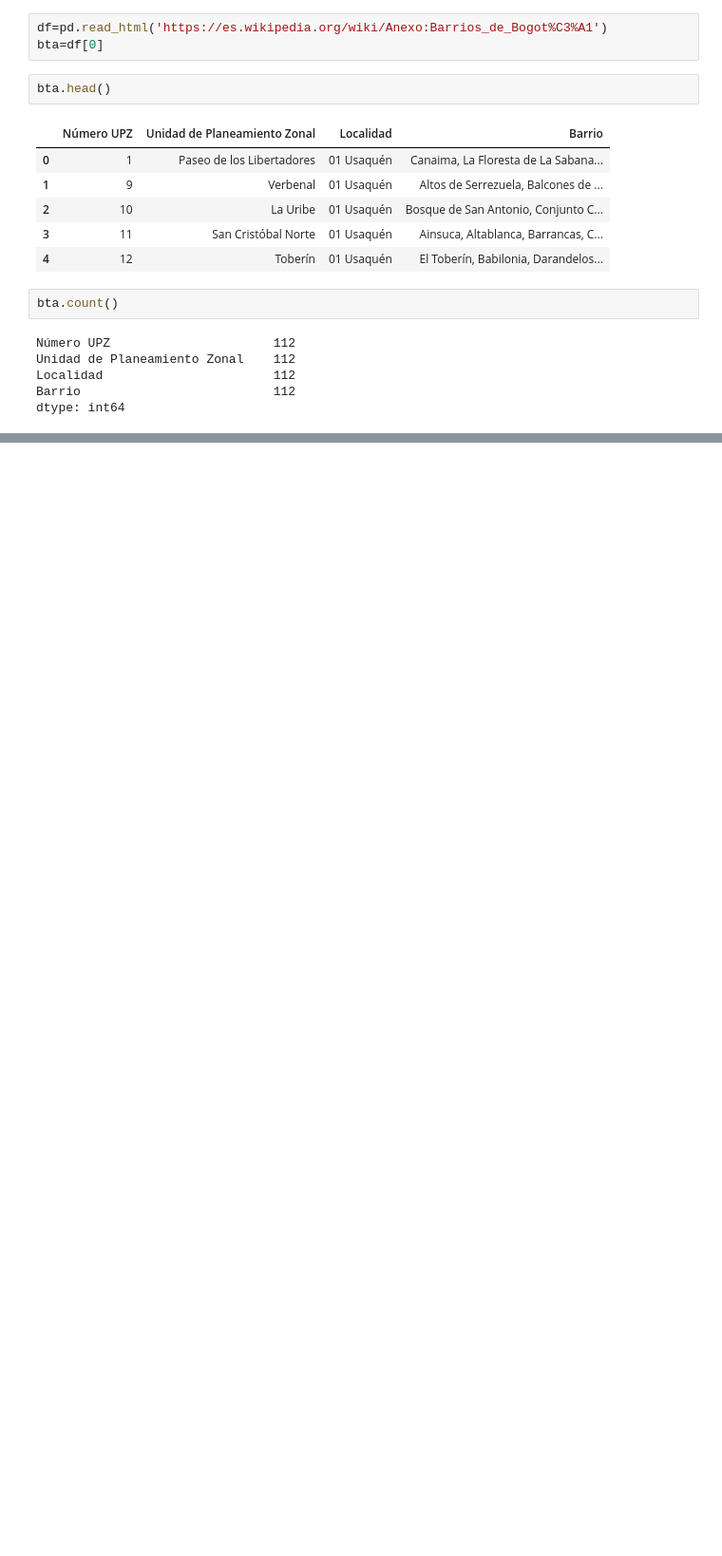
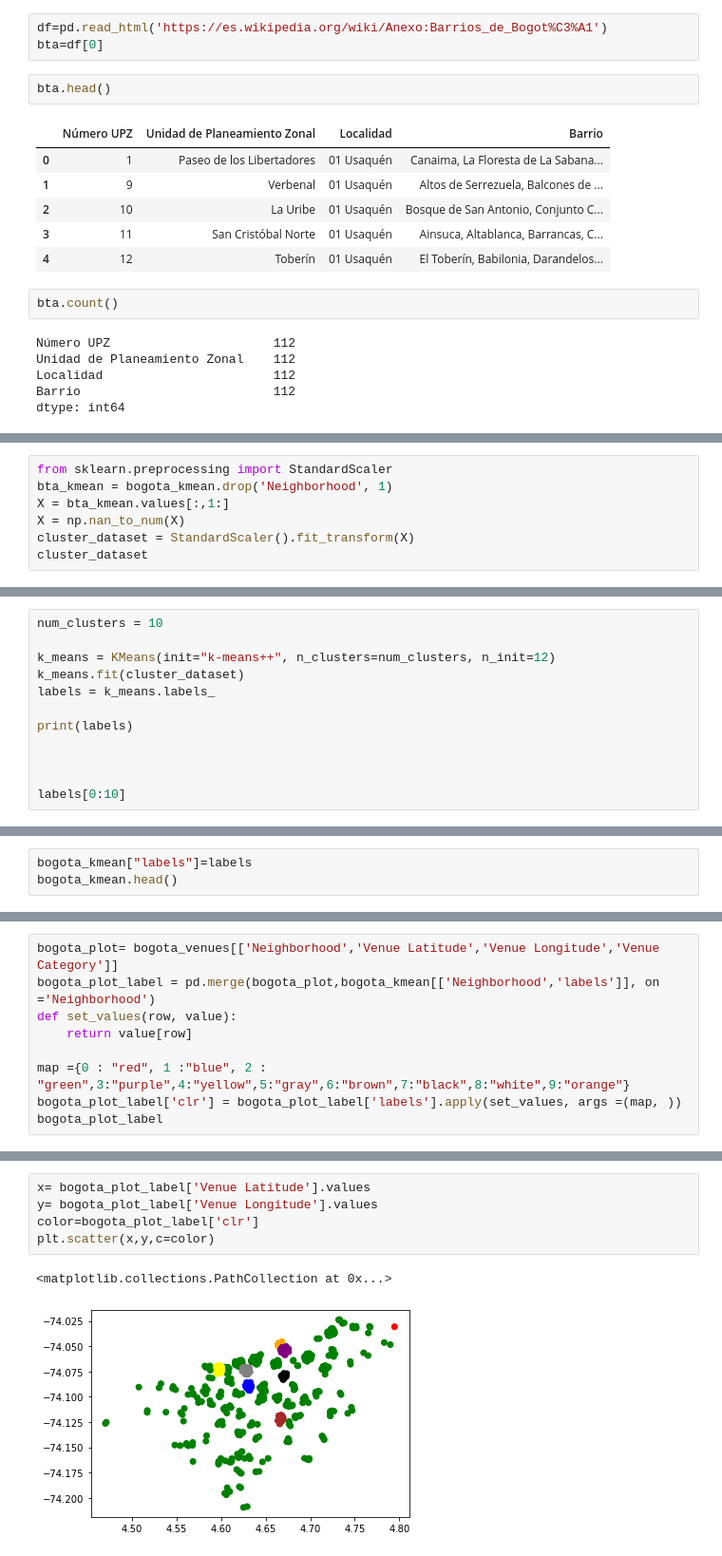
Before and after one commit to johhanrz/Coursera_Capstone, a Jupyter notebook: Neighborhoods in Bogota/Bogota_gym_centers.ipynb, the cells around one changed output, grey strips where cells are left out. Shown at 95% size. Cells and saved outputs as stored; diff of their text form; blank space fills up the shorter version.

```diff
--- a/Neighborhoods in Bogota/Bogota_gym_centers.ipynb
+++ b/Neighborhoods in Bogota/Bogota_gym_centers.ipynb
@@ -29,0 +494,7 @@ dtype: int64
+# %%
+from sklearn.preprocessing import StandardScaler
+bta_kmean = bogota_kmean.drop('Neighborhood', 1)
+X = bta_kmean.values[:,1:]
+X = np.nan_to_num(X)
+cluster_dataset = StandardScaler().fit_transform(X)
+cluster_dataset
@@ -29,0 +515,12 @@ dtype: int64
+# %%
+num_clusters = 10
+
+k_means = KMeans(init="k-means++", n_clusters=num_clusters, n_init=12)
+k_means.fit(cluster_dataset)
+labels = k_means.labels_
+
+print(labels)
+
+
+
+labels[0:10]
@@ -29,0 +532,3 @@ dtype: int64
+# %%
+bogota_kmean["labels"]=labels
+bogota_kmean.head()
@@ -29,0 +559,9 @@ dtype: int64
+# %%
+bogota_plot= bogota_venues[['Neighborhood','Venue Latitude','Venue Longitude','Venue Category']]
+bogota_plot_label = pd.merge(bogota_plot,bogota_kmean[['Neighborhood','labels']], on ='Neighborhood')
+def set_values(row, value):
+    return value[row]
+
+map ={0 : "red", 1 :"blue", 2 : "green",3:"purple",4:"yellow",5:"gray",6:"brown",7:"black",8:"white",9:"orange"}
+bogota_plot_label['clr'] = bogota_plot_label['labels'].apply(set_values, args =(map, ))
+bogota_plot_label
@@ -29,0 +586,8 @@ dtype: int64
+# %%
+x= bogota_plot_label['Venue Latitude'].values
+y= bogota_plot_label['Venue Longitude'].values
+color=bogota_plot_label['clr']
+plt.scatter(x,y,c=color)
+# %% [output]
+<matplotlib.collections.PathCollection at 0x...>
+[figure, added]
```
Also changed, not shown: parts of 34 cells of this notebook.
